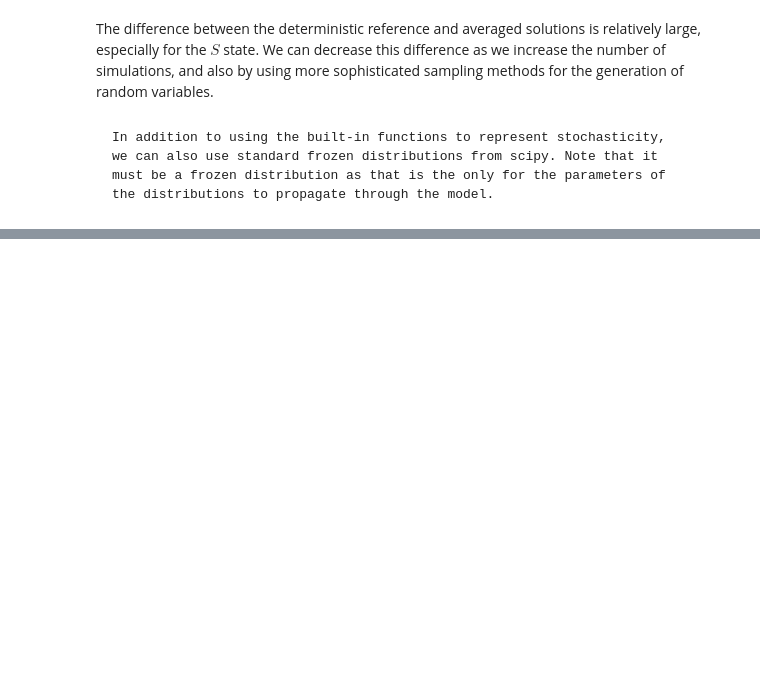
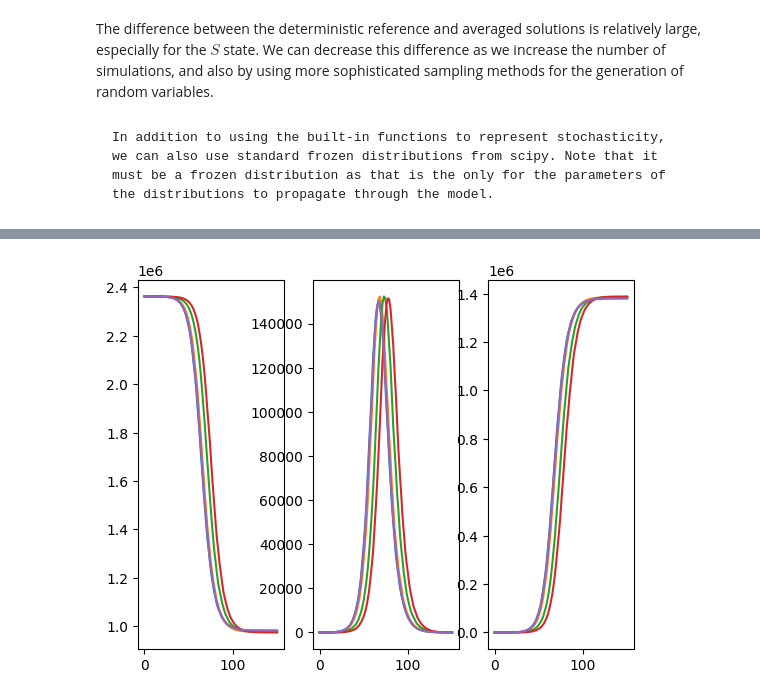
Before and after one commit to ukhsa-collaboration/pygom, a Jupyter notebook: docs/pygom-doc/notebooks/stochastic.ipynb, the cells around one changed output, grey strips where cells are left out. Drawn from its saved outputs; the diff is of its cells as text; code cells hidden in the pictures; blank space fills up the shorter version.

```diff
--- a/docs/pygom-doc/notebooks/stochastic.ipynb
+++ b/docs/pygom-doc/notebooks/stochastic.ipynb
@@ -344,0 +232,15 @@ np.sum(np.abs(sim_diff12)))
+# %%
+simX,simT = odeS.simulate_jump(t, 5, full_output=True)
+
+simMean = np.mean(simX, axis=0)
+
+f, axarr = plt.subplots(1,3)
+
+for solution in simX:
+    axarr[0].plot(t, solution[:,0])
+    axarr[1].plot(t, solution[:,1])
+    axarr[2].plot(t, solution[:,2])
+
+plt.show()
+# %% [output]
+[figure, added]
```
Also changed, not shown: parts of 18 cells of this notebook.
